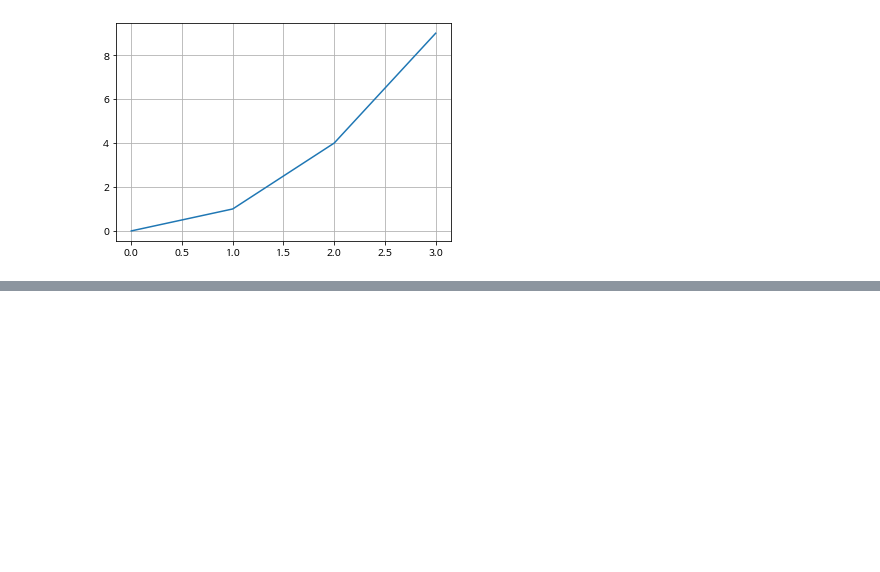
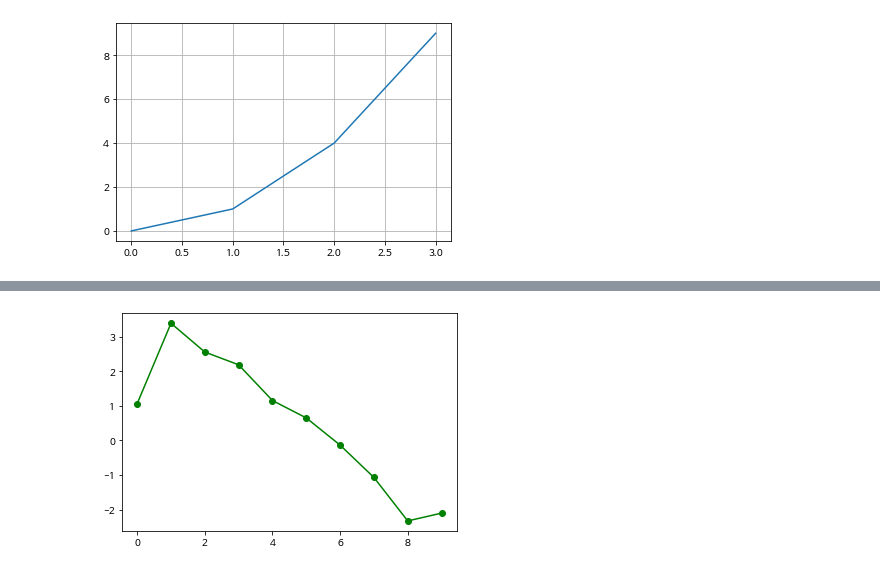
Before and after one commit to ckiekim/JeonjuICT, a Jupyter notebook: 32_다양한_플롯.ipynb, the cells around one changed output, grey strips where cells are left out. Drawn from its saved outputs; the diff is of its cells as text; code cells hidden in the pictures; blank space fills up the shorter version.

```diff
--- a/32_다양한_플롯.ipynb
+++ b/32_다양한_플롯.ipynb
@@ -39,0 +51,4 @@ plt.show()
+# %%
+plt.plot(s, color='g', marker='o', linestyle='-');
+# %% [output]
+[figure, added]
```
Also changed, not shown: parts of 35 cells of this notebook.
